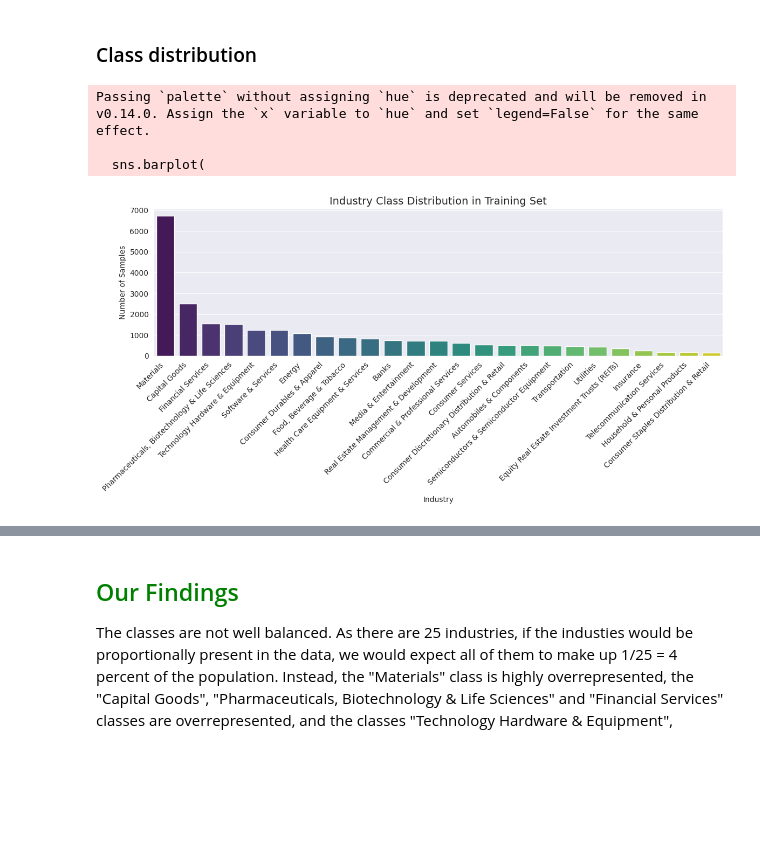
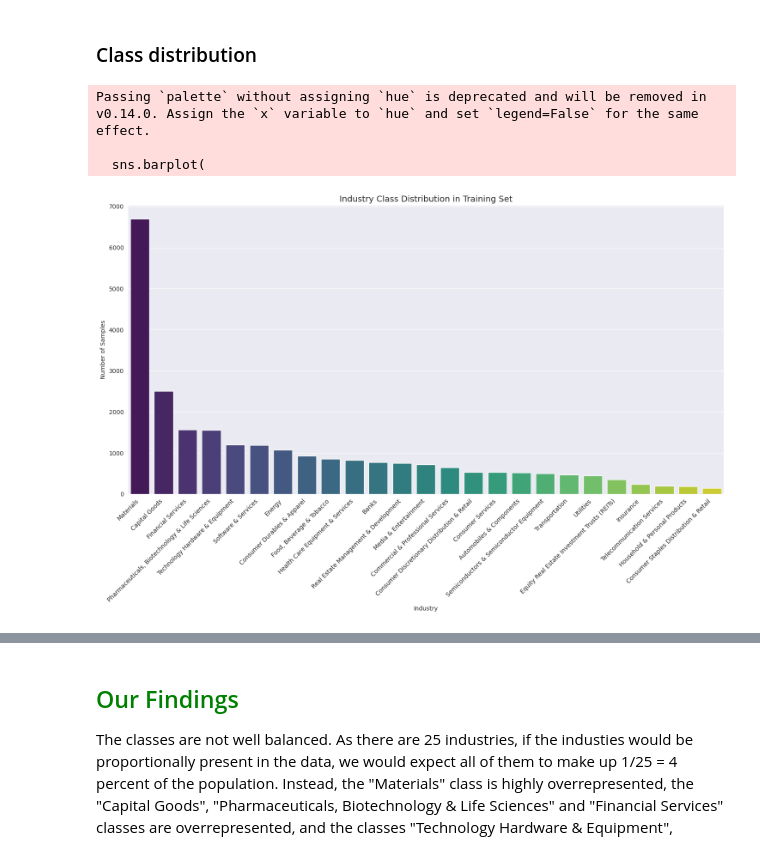
Before and after one commit to AnabelNigsch/FoDS_Practicals, a Jupyter notebook: Notebooks/code_skeleton_industry_classification.ipynb, the cells around one changed output, grey strips where cells are left out. Saved outputs shown, nothing was run; the diff lists cells and outputs as text; code cells hidden in the pictures; blank space fills up the shorter version.

```diff
--- a/Notebooks/code_skeleton_industry_classification.ipynb
+++ b/Notebooks/code_skeleton_industry_classification.ipynb
@@ -122,23 +120,23 @@ Important: Ensure that your plots have proper axis descriptions and titles. Styl
 # %% [markdown]
 ### Class distribution
 # %%
-plt.figure(figsize=(12,6))
+plt.figure(figsize=(15,10))
 sns.barplot(
     x=df_train['industry'].value_counts().index,
     y=df_train['industry'].value_counts().values,
     palette='viridis'
 )
 plt.title("Industry Class Distribution in Training Set", fontsize=14)
 plt.xlabel("Industry")
 plt.ylabel("Number of Samples")
 plt.xticks(rotation=45, ha='right')
 plt.tight_layout()
 plt.show()
 # %% [output]
 Passing `palette` without assigning `hue` is deprecated and will be removed in v0.14.0. Assign the `x` variable to `hue` and set `legend=False` for the same effect.
 
   sns.barplot(
-[figure, old version]
+[figure, new version]
 # %%
 print("Class Distribution with Percentages:\n")
 print(
```
Also changed, not shown: parts of 48 cells of this notebook.
